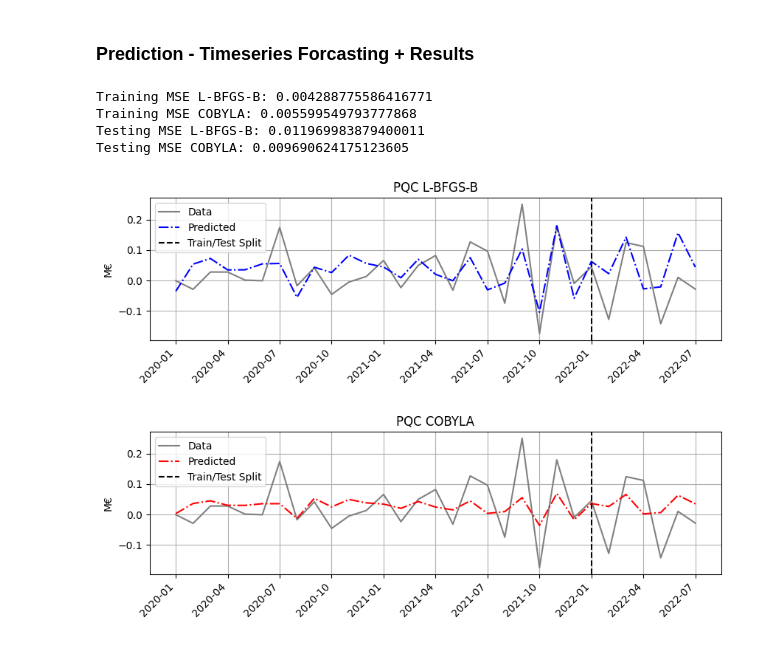
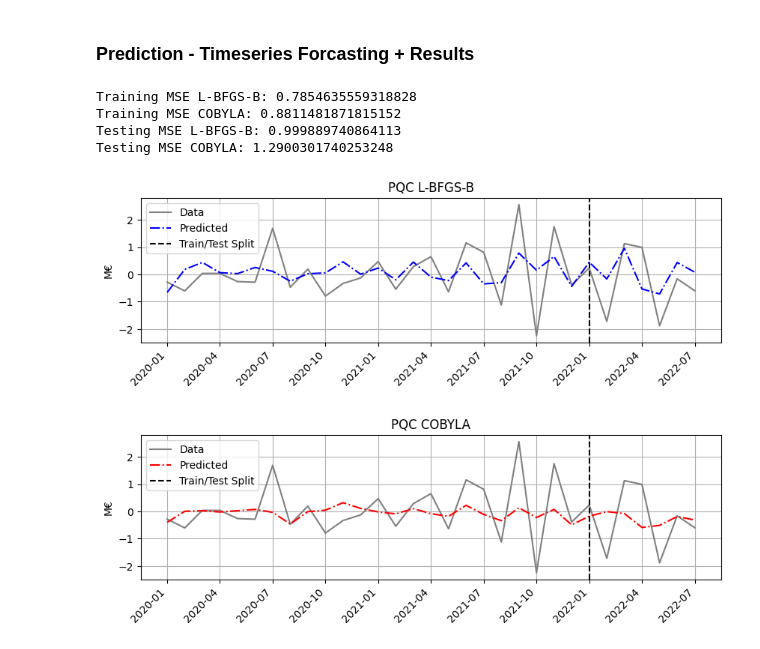
Before and after one commit to ElioDiNino/CPEN400Q-Project, a Jupyter notebook: src/demo.ipynb, the cells around one changed output. Drawn from its saved outputs; the diff is of its cells as text; code cells hidden in the pictures.

```diff
--- a/src/demo.ipynb
+++ b/src/demo.ipynb
@@ -72,26 +107,2 @@ from pqc import PQC_Forecast
 # %% [markdown]
 ### Training - Data Preparation
-# %%
-TRAIN_TEST_RATIO = 8 / 10
-
-# Preprocess the data: Apply normalization and scaling like paper
-new_filepath, min_value, max_value, initial_value = (
-    PQC_Forecast.preprocess_data(
-        filepath="../data/paper-data.csv",
-        difference=False,
-        scale_to_range=True,
-        training_data_cutoff=TRAIN_TEST_RATIO,
-    )
-)
-
-# Load the data
-X, y = PQC_Forecast.load_data(filepath=new_filepath)
-
-# Split the data into training and testing sets
-train_test_split_index = int(len(X) * TRAIN_TEST_RATIO)
-train_X, train_y, test_X, test_y = (
-    X[:train_test_split_index],
-    y[:train_test_split_index],
-    X[train_test_split_index:],
-    y[train_test_split_index:],
-)
@@ -102,17 +115,15 @@ N_WIRES = 12
 N_LAYERS = 2
 
 # Create LBFGS-B model
-pqc_model_lbfgsb = PQC_Forecast(
+pqc_model_lbfgsb = PQC(
     n_wires=N_WIRES, n_layers=N_LAYERS, optimizer="L-BFGS-B"
 )
 # Create the COBYLA model
-pqc_model_cobyla = PQC_Forecast(
-    n_wires=N_WIRES, n_layers=N_LAYERS, optimizer="COBYLA"
-)
+pqc_model_cobyla = PQC(n_wires=N_WIRES, n_layers=N_LAYERS, optimizer="COBYLA")
 
 # load weights - since training takes 30+ minutes
-pqc_model_lbfgsb.load_weights("../weights/pqc_weights_lbfgsb.npy")
-pqc_model_cobyla.load_weights("../weights/pqc_weights_cobyla.npy")
+pqc_model_lbfgsb.load_weights("../weights/pqc_lbfgsb.npy")
+pqc_model_cobyla.load_weights("../weights/pqc_cobyla.npy")
 # %% [output]
 True
 # %% [markdown]
@@ -123,50 +134,50 @@ predictions_L = pqc_model_lbfgsb.predict(X)
 predictions_C = pqc_model_cobyla.predict(X)
 
 # Compute the Training MSE with processed data
-mse_L = np.mean((predictions_L[:train_test_split_index] - train_y) ** 2)
-mse_C = np.mean((predictions_C[:train_test_split_index] - train_y) ** 2)
+mse_L = np.mean((predictions_L[:train_test_split_index] - y_train) ** 2)
+mse_C = np.mean((predictions_C[:train_test_split_index] - y_train) ** 2)
 print(f"Training MSE L-BFGS-B: {mse_L}")
 print(f"Training MSE COBYLA: {mse_C}")
 # Compute Testing MSE
-mse_L = np.mean((predictions_L[train_test_split_index:] - test_y) ** 2)
-mse_C = np.mean((predictions_C[train_test_split_index:] - test_y) ** 2)
+mse_L = np.mean((predictions_L[train_test_split_index:] - y_test) ** 2)
+mse_C = np.mean((predictions_C[train_test_split_index:] - y_test) ** 2)
 print(f"Testing MSE L-BFGS-B: {mse_L}")
 print(f"Testing MSE COBYLA: {mse_C}")
 # %% [output]
-Training MSE L-BFGS-B: 0.004288775586416771
-Training MSE COBYLA: 0.005599549793777868
-Testing MSE L-BFGS-B: 0.011969983879400011
-Testing MSE COBYLA: 0.009690624175123605
+Training MSE L-BFGS-B: 0.7854635559318828
+Training MSE COBYLA: 0.8811481871815152
+Testing MSE L-BFGS-B: 0.999889740864113
+Testing MSE COBYLA: 1.2900301740253248
 # %%
 # Post process the predictions
-predictions_L = PQC_Forecast.post_process_data(
+predictions_L = PQC.post_process_data(
     predictions_L, min_value, max_value, initial_value
 )
-predictions_C = PQC_Forecast.post_process_data(
+predictions_C = PQC.post_process_data(
     predictions_C, min_value, max_value, initial_value
 )
 # Post process y
-y = PQC_Forecast.post_process_data(y, min_value, max_value, initial_value)
+y = PQC.post_process_data(y, min_value, max_value, initial_value)
 
 # Plot the results
 plot_sales_growth(
     date(2020, 1, 1),
     y,
     predictions_L,
     pred_linestyle="-.",
     pred_color="blue",
     title="PQC L-BFGS-B",
     train_test_split=train_test_split_index,
 )
 plot_sales_growth(
     date(2020, 1, 1),
     y,
     predictions_C,
     pred_linestyle="-.",
     pred_color="red",
     title="PQC COBYLA",
     train_test_split=train_test_split_index,
 )
 # %% [output]
-[figure, old version]
+[figure, new version]
-[figure, old version]
+[figure, new version]
```
Also changed, not shown: parts of 7 cells of this notebook.
